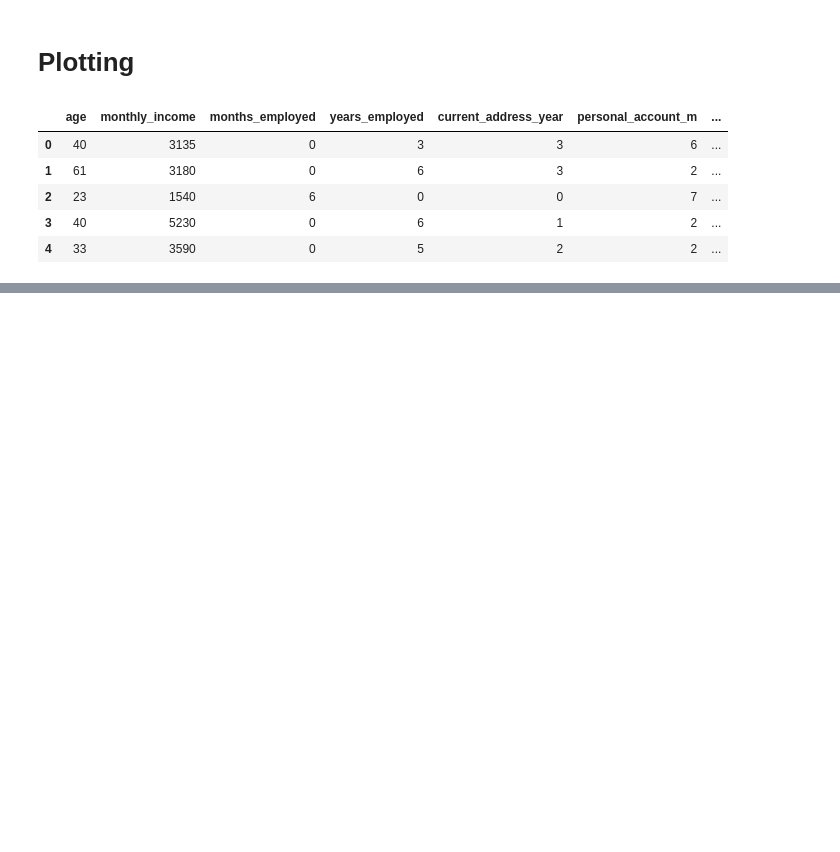
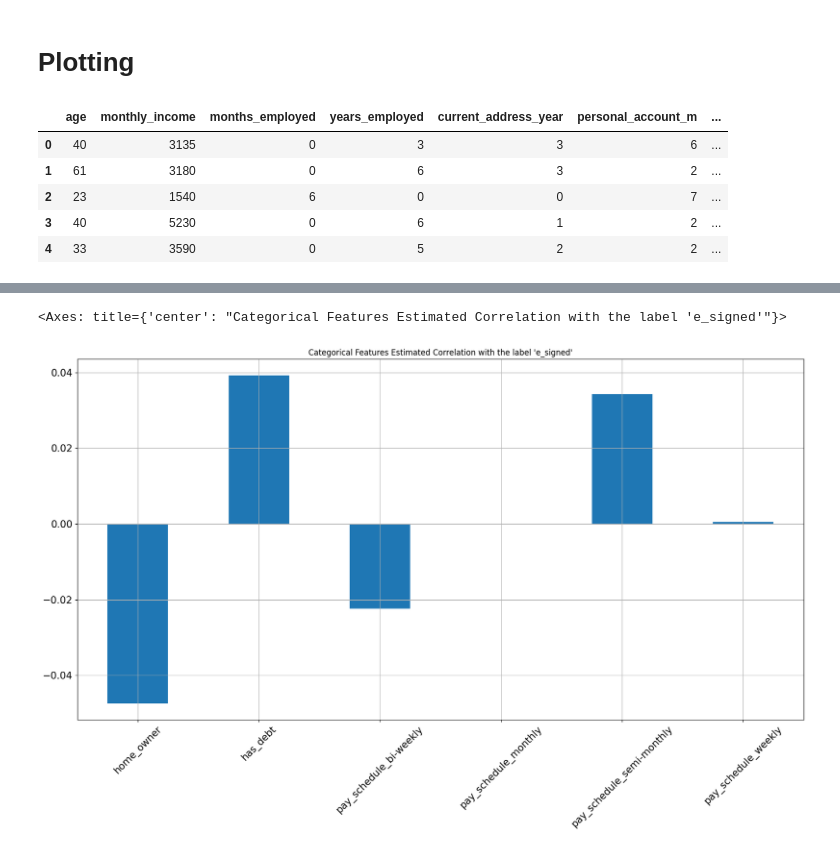
Before and after one commit to c-grigsby/ml-fintech-case-studies, a Jupyter notebook: predicting-loan-signatures/notebooks/predicting-loan-signatures_eda.ipynb, the cells around one changed output, grey strips where cells are left out. Saved outputs shown, nothing was run; the diff lists cells and outputs as text; code cells hidden in the pictures; blank space fills up the shorter version.

```diff
--- a/predicting-loan-signatures/notebooks/predicting-loan-signatures_eda.ipynb
+++ b/predicting-loan-signatures/notebooks/predicting-loan-signatures_eda.ipynb
@@ -159,0 +192,15 @@ plt.tight_layout(rect=[0, 0.03, 1, 0.95])
+# %%
+# One-hot encoding for 'pay_schedule'
+df_users_categorical = pd.get_dummies(df_users_categorical)
+
+# Estimate and plot categorical features correlation with the label 'e_signed'
+df_users_categorical.corrwith(df_users_financial['e_signed']).plot.bar(
+    figsize = (20, 10),
+    title = "Categorical Features Estimated Correlation with the label 'e_signed'",
+    fontsize = 15,
+    rot = 45,
+    grid = True
+    )
+# %% [output]
+<Axes: title={'center': "Categorical Features Estimated Correlation with the label 'e_signed'"}>
+[figure, added]
```
Also changed, not shown: parts of 21 cells of this notebook.
